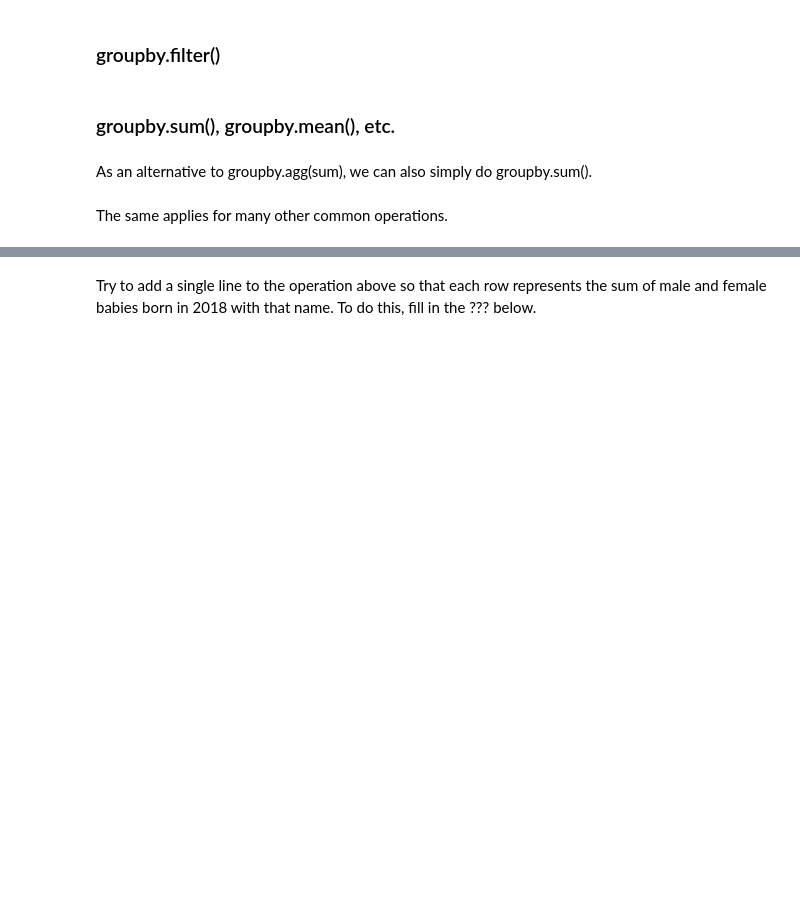
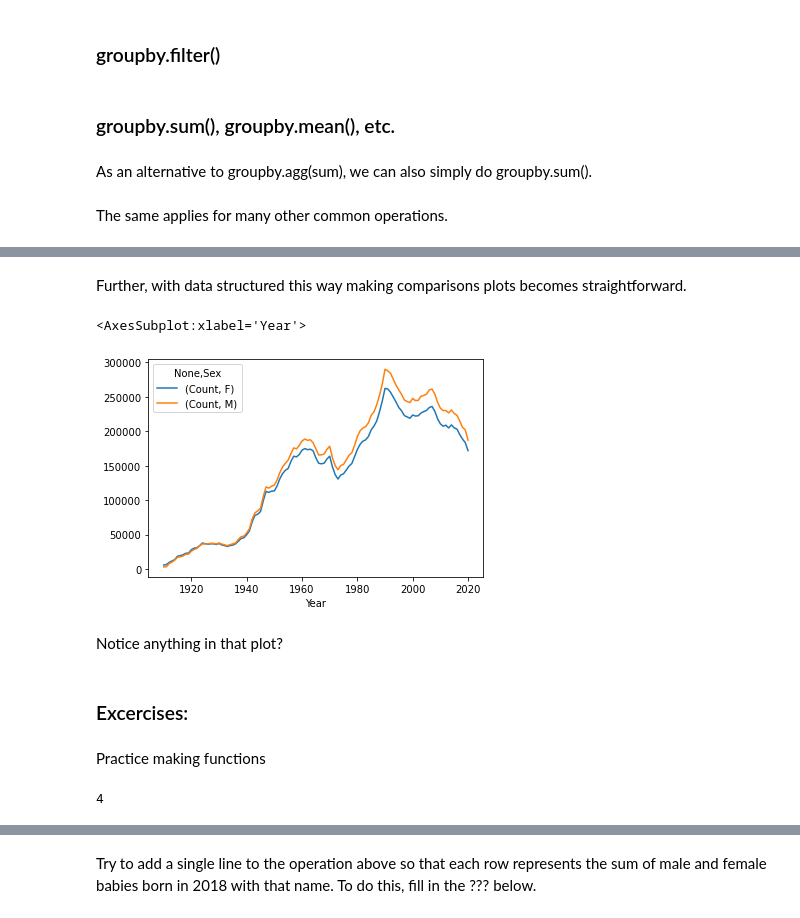
Before and after one commit to aleslab/PS4106_2022-23, a Jupyter notebook: week_3/Pandas-2.ipynb, the cells around one changed output, grey strips where cells are left out. Cells and saved outputs as stored; diff of their text form; code cells hidden in the pictures; blank space fills up the shorter version.

Commit message:
Added pivot

```diff
--- a/week_3/Pandas-2.ipynb
+++ b/week_3/Pandas-2.ipynb
@@ -258,0 +348,26 @@ elections.groupby("Year").median().head()
+# %% [markdown]
+Further, with data structured this way making comparisons plots becomes straightforward.
+# %%
+babynames_pivot = babynames.pivot_table(
+    index='Year', # the rows (turned into index)
+    columns='Sex', # the column values
+    values=['Count'], # the field(s) to processed in each group
+    aggfunc=np.sum, # group operation
+)
+babynames_pivot.plot()
+# %% [output]
+<AxesSubplot:xlabel='Year'>
+[figure, added]
+# %% [markdown]
+Notice anything in that plot?
+# %% [markdown]
+### Excercises:
+# %% [markdown]
+Practice making functions
+# %%
+#Complete a function to add 2 numbers together
+def add2(a,b):
+    ...
+print(add2(2,2))
+# %% [output]
+4
```
Also changed, not shown: parts of 17 cells of this notebook, 1 other file.
